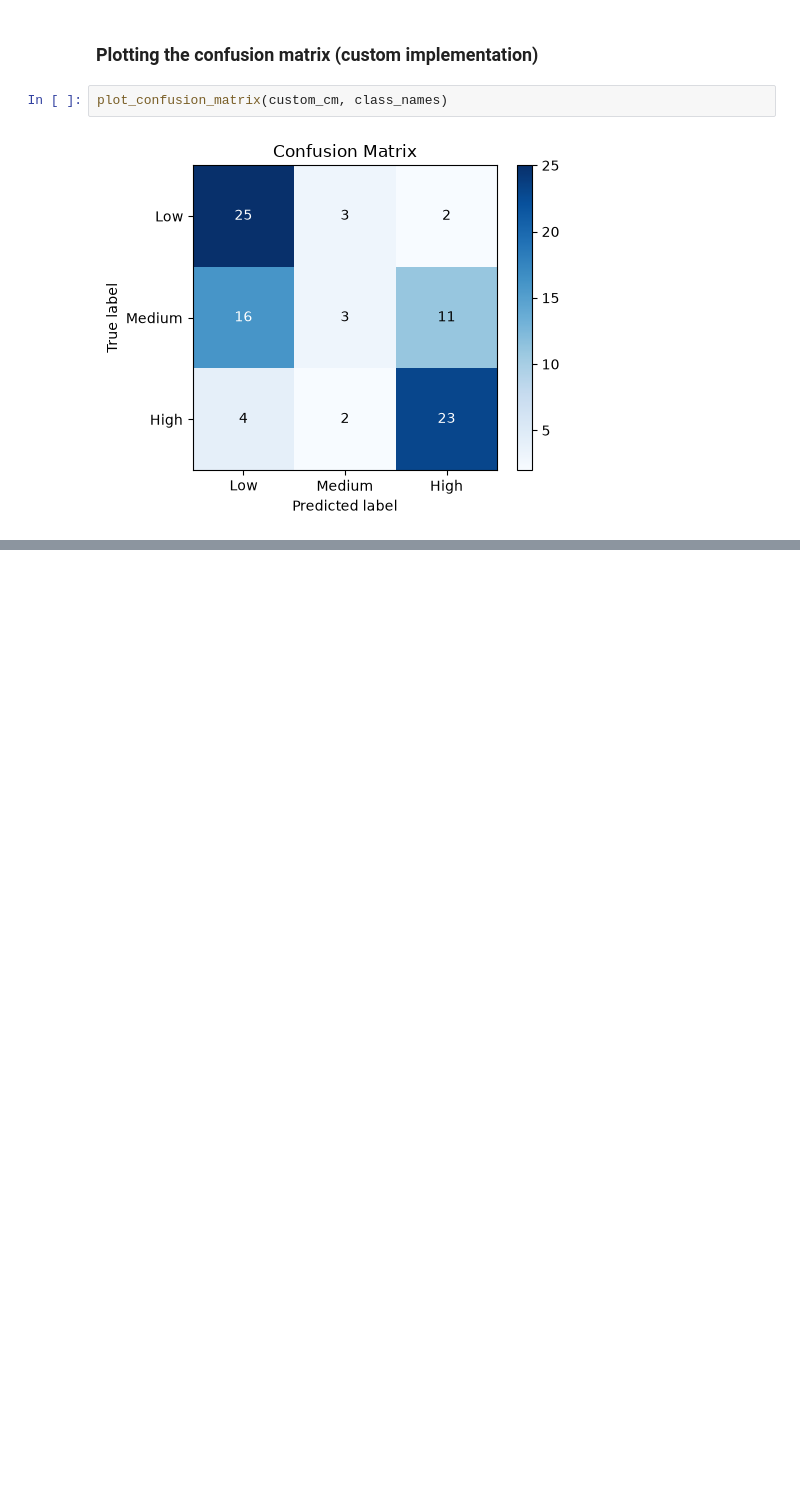
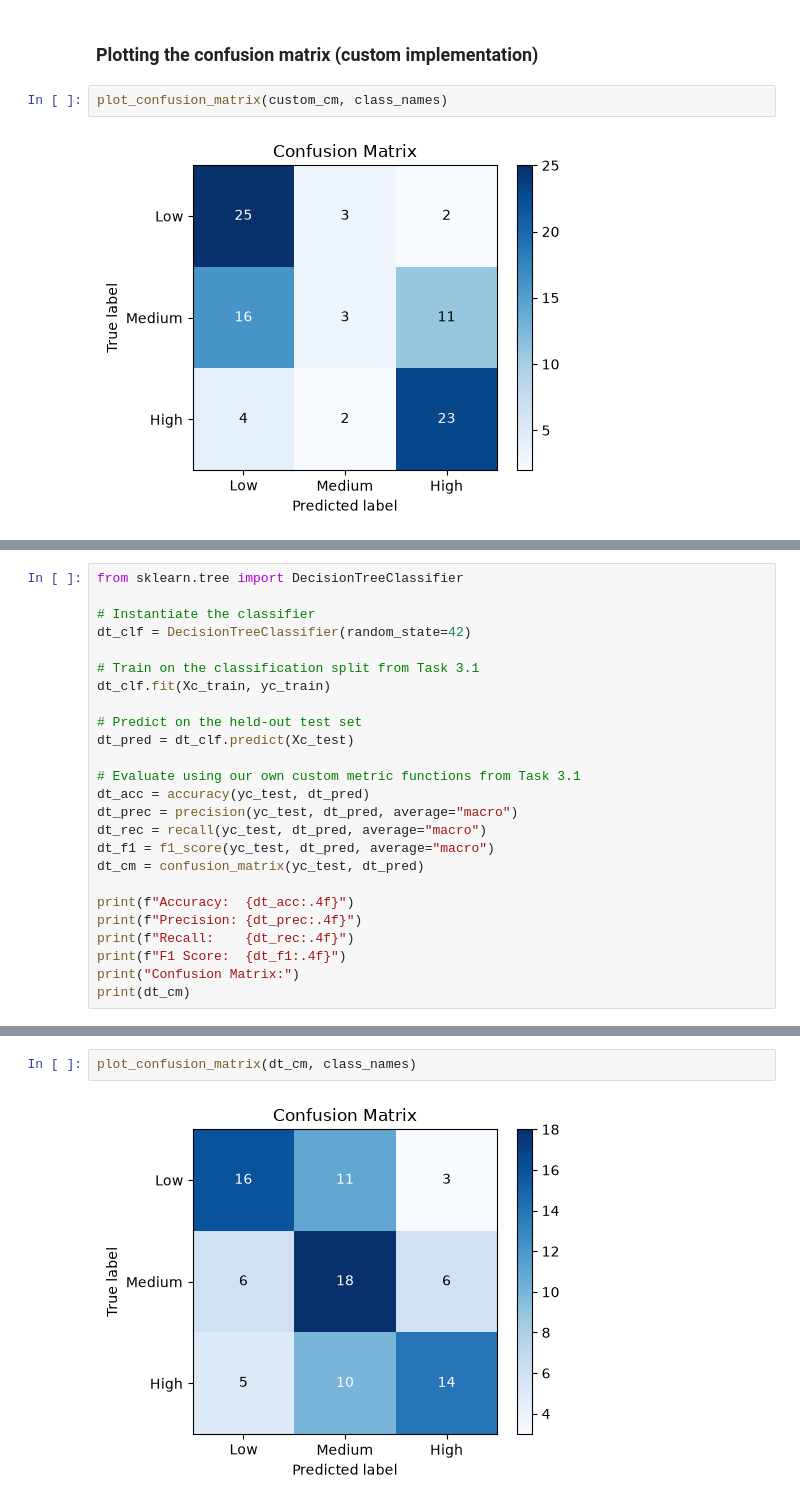
Before and after one commit to Madawa06/ML-, a Jupyter notebook: Question2_Diabetes_Dataset_Overview/diabetes_analysis.ipynb, the cells around one changed output, grey strips where cells are left out. Saved outputs shown, nothing was run; the diff lists cells and outputs as text; blank space fills up the shorter version.

Commit message:
Add Task 3.2: Decision Tree classifier evaluated with custom metrics

```diff
--- a/Question2_Diabetes_Dataset_Overview/diabetes_analysis.ipynb
+++ b/Question2_Diabetes_Dataset_Overview/diabetes_analysis.ipynb
@@ -442,0 +454,25 @@ plot_confusion_matrix(custom_cm, class_names)
+# %%
+from sklearn.tree import DecisionTreeClassifier
+
+# Instantiate the classifier
+dt_clf = DecisionTreeClassifier(random_state=42)
+
+# Train on the classification split from Task 3.1
+dt_clf.fit(Xc_train, yc_train)
+
+# Predict on the held-out test set
+dt_pred = dt_clf.predict(Xc_test)
+
+# Evaluate using our own custom metric functions from Task 3.1
+dt_acc = accuracy(yc_test, dt_pred)
+dt_prec = precision(yc_test, dt_pred, average="macro")
+dt_rec = recall(yc_test, dt_pred, average="macro")
+dt_f1 = f1_score(yc_test, dt_pred, average="macro")
+dt_cm = confusion_matrix(yc_test, dt_pred)
+
+print(f"Accuracy:  {dt_acc:.4f}")
+print(f"Precision: {dt_prec:.4f}")
+print(f"Recall:    {dt_rec:.4f}")
+print(f"F1 Score:  {dt_f1:.4f}")
+print("Confusion Matrix:")
+print(dt_cm)
@@ -442,0 +488,4 @@ plot_confusion_matrix(custom_cm, class_names)
+# %%
+plot_confusion_matrix(dt_cm, class_names)
+# %% [output]
+[figure, added]
```
Also changed, not shown: parts of 2 cells of this notebook.
